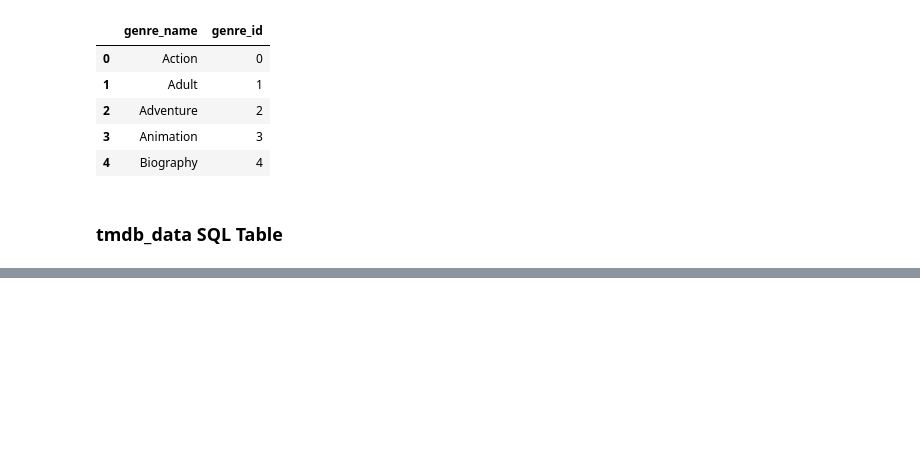
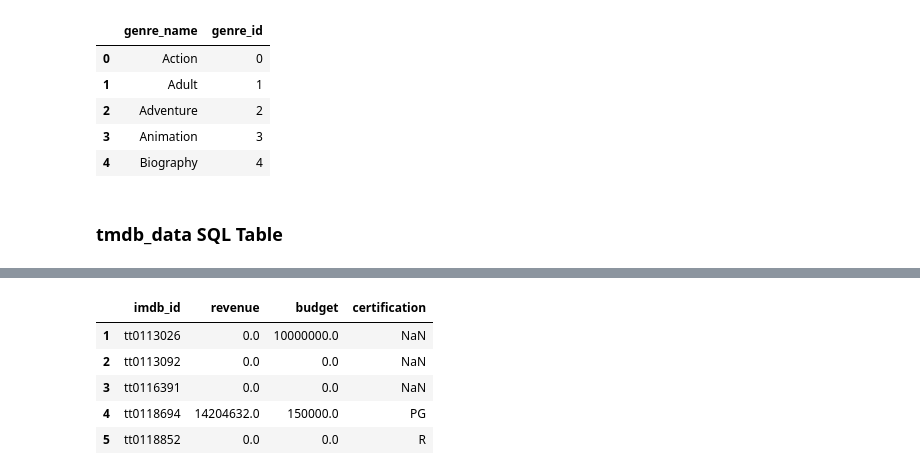
Before and after one commit to Mhoover41/Data-Enrichment-Project-3, a Jupyter notebook: IMDB Project Part 3.ipynb, the cells around one changed output, grey strips where cells are left out. Drawn from its saved outputs; the diff is of its cells as text; code cells hidden in the pictures; blank space fills up the shorter version.

```diff
--- a/IMDB Project Part 3.ipynb
+++ b/IMDB Project Part 3.ipynb
@@ -601,0 +639,15 @@ tmdb_data_df = pd.read_csv('Data/tmdb_results_combined.csv.gz')
+# %%
+# Drop
+tmdb_data_df = tmdb_data_df.loc[:,["imdb_id","revenue",'budget','certification']]
+# %%
+# tmdb_data_df.drop(tmdb_data_df.iloc[0,:], inplace=True, axis=0)
+tmdb_data_df.drop(0, inplace=True, axis=0)
+# %%
+tmdb_data_df.head()
+# %% [output]
+|  | imdb_id | revenue | budget | certification |
+| 1 | tt0113026 | 0.0 | 10000000.0 | NaN |
+| 2 | tt0113092 | 0.0 | 0.0 | NaN |
+| 3 | tt0116391 | 0.0 | 0.0 | NaN |
+| 4 | tt0118694 | 14204632.0 | 150000.0 | PG |
+| 5 | tt0118852 | 0.0 | 0.0 | R |
```
Also changed, not shown: parts of 11 cells of this notebook, 1 other file.
